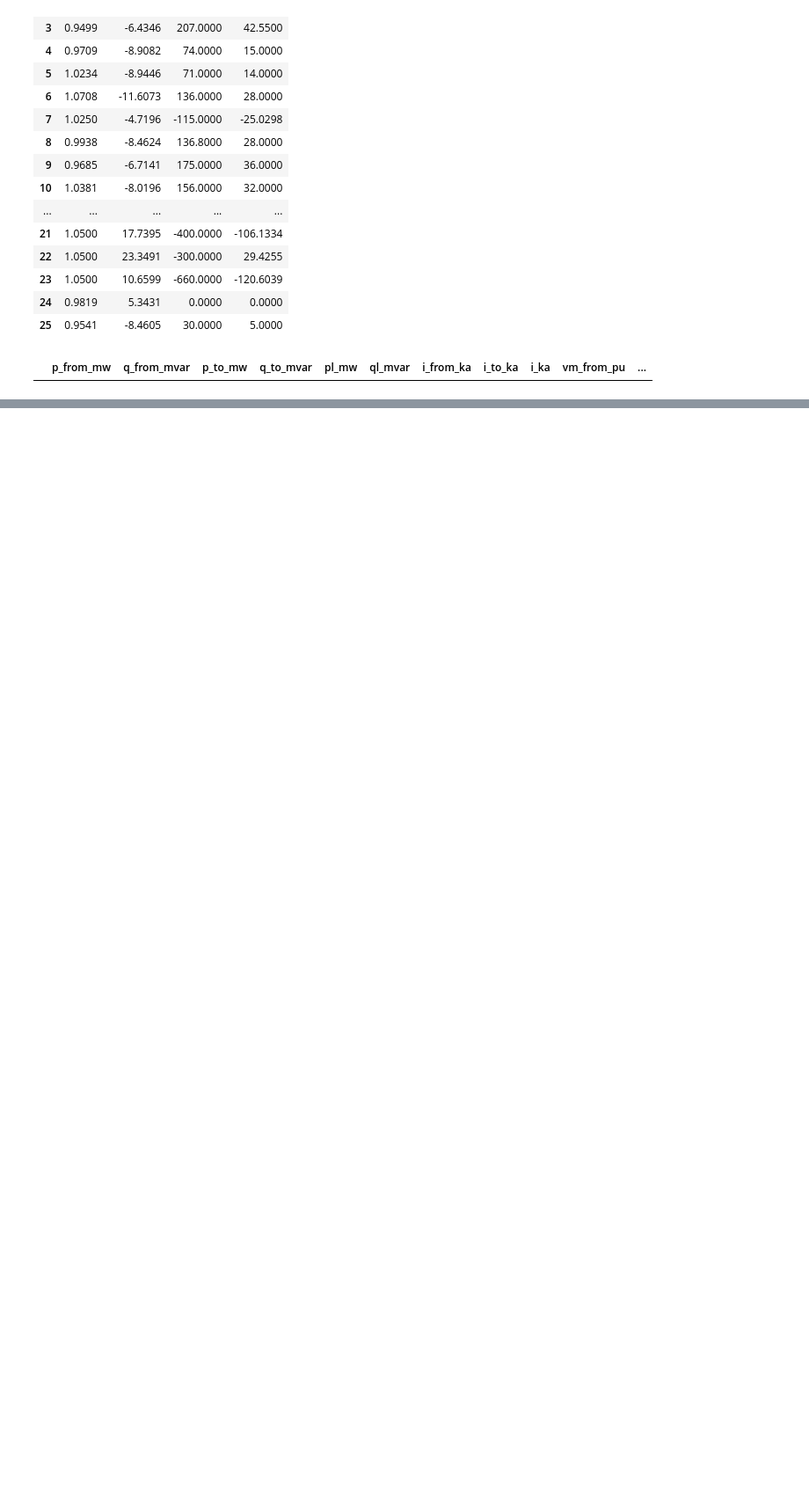
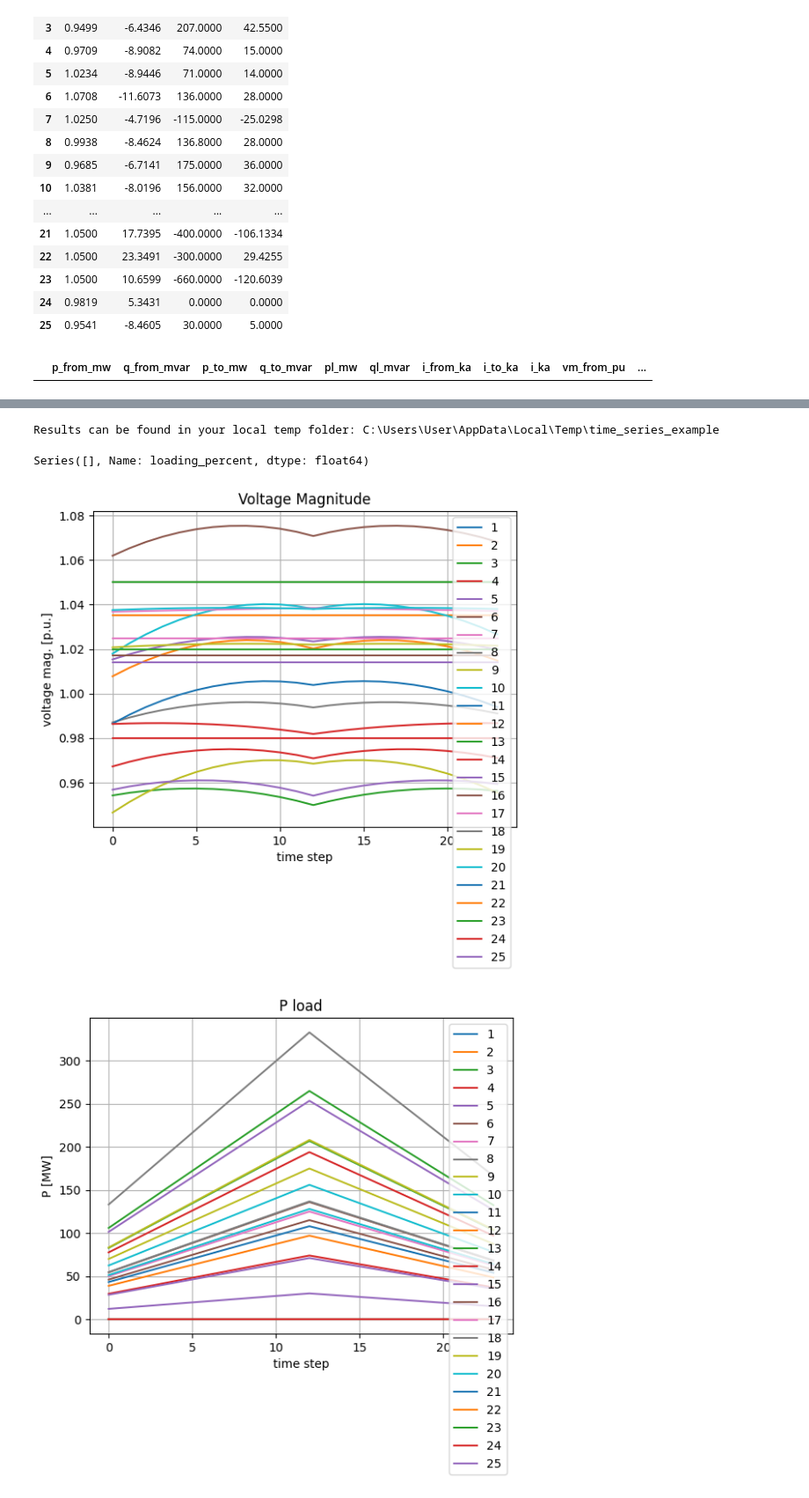
Before and after one commit to kwoong2001/pyomoatoz, a Jupyter notebook: nthPractice/pandapower/case25.ipynb, the cells around one changed output, grey strips where cells are left out. Shown at 88% size. Cells and saved outputs as stored; diff of their text form; code cells hidden in the pictures; blank space fills up the shorter version.

Commit message:
250501
timeseries

```diff
--- a/nthPractice/pandapower/case25.ipynb
+++ b/nthPractice/pandapower/case25.ipynb
@@ -523,0 +634,49 @@ net.res_line
+# %%
+from pandapower.timeseries import OutputWriter
+import tempfile
+import os
+
+output_dir = os.path.join(tempfile.gettempdir(), "time_series_example")
+print("Results can be found in your local temp folder: {}".format(output_dir))
+if not os.path.exists(output_dir):
+    os.mkdir(output_dir)
+timeseries_example(output_dir)
+# %% [output]
+Results can be found in your local temp folder: C:\Users\User\AppData\Local\Temp\time_series_example
+Series([], Name: loading_percent, dtype: float64)
+# %%
+import matplotlib.pyplot as plt
+%matplotlib inline
+
+# voltage results
+vm_pu_file = os.path.join(output_dir, "res_bus", "vm_pu.xlsx")
+vm_pu = pd.read_excel(vm_pu_file, index_col=0)
+vm_pu.plot(label="vm_pu")
+plt.xlabel("time step")
+plt.ylabel("voltage mag. [p.u.]")
+plt.title("Voltage Magnitude")
+plt.grid()
+plt.show()
+
+# # line loading results
+# ll_file = os.path.join(output_dir, "res_line", "loading_percent.xlsx")
+# line_loading = pd.read_excel(ll_file, index_col=0)
+# line_loading.plot(label="line_loading")
+# plt.xlabel("time step")
+# plt.ylabel("line loading [%]")
+# plt.title("Line Loading")
+# plt.grid()
+# plt.show()
+
+# load results
+load_file = os.path.join(output_dir, "res_load", "p_mw.xlsx")
+load = pd.read_excel(load_file, index_col=0)
+load.plot(label="load")
+plt.xlabel("time step")
+plt.ylabel("P [MW]")
+plt.title("P load")
+plt.grid()
+plt.show()
+# %% [output]
+[figure, added]
+[figure, added]
```
Also changed, not shown: parts of 12 cells of this notebook, 2 other files.
